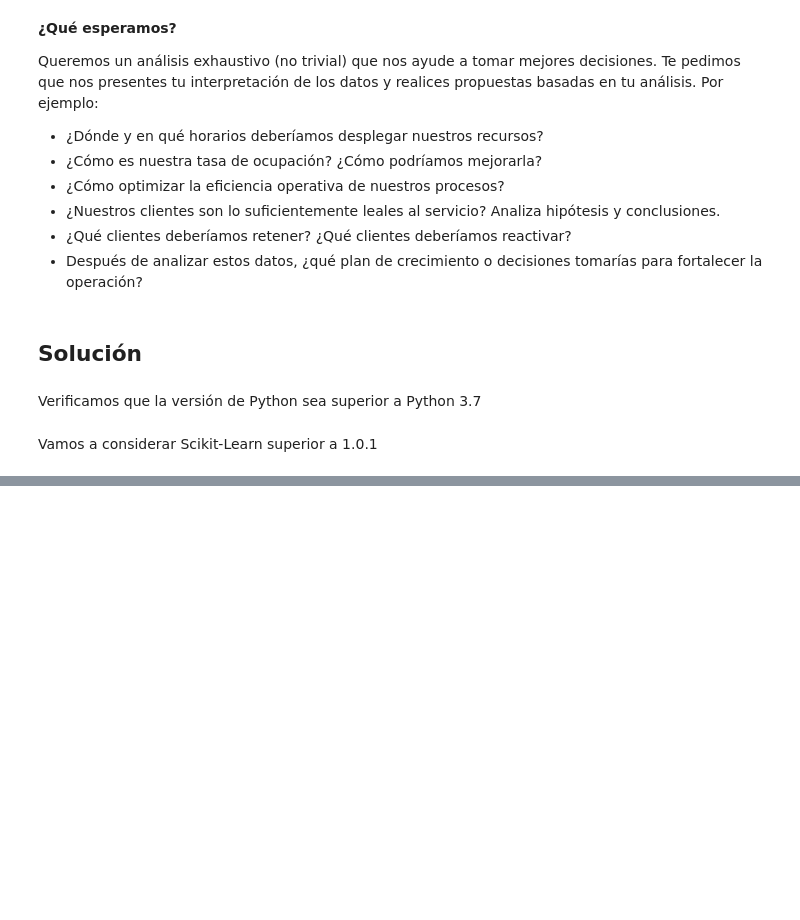
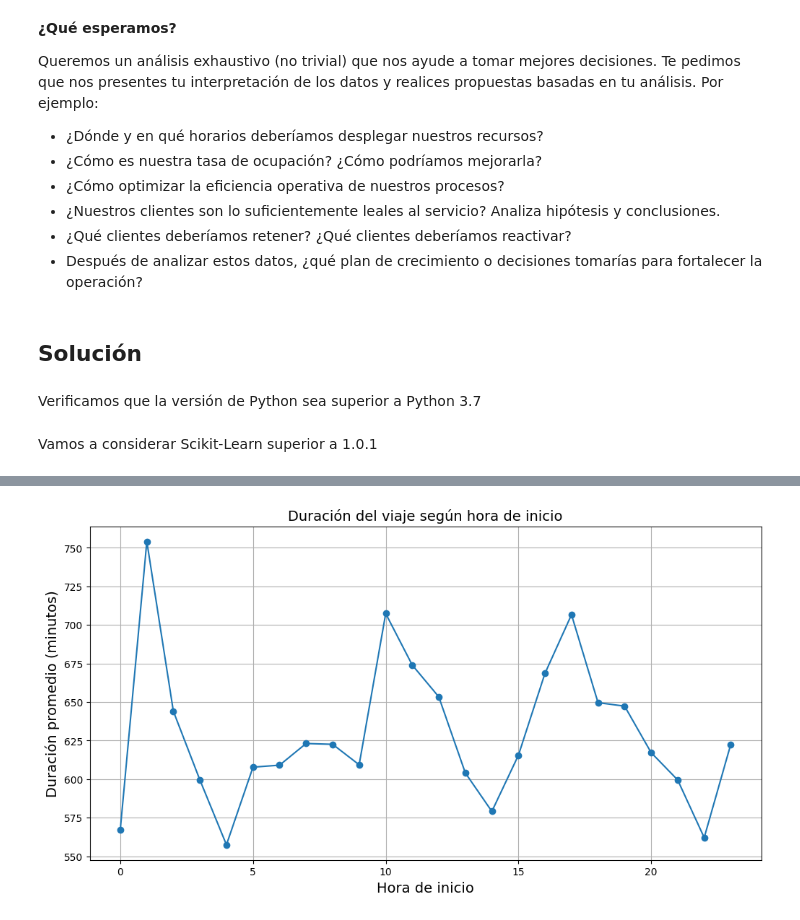
Before and after one commit to jesuusmontalvo/MIA_2024II_Machine_Learning, a Jupyter notebook: Learning/reto_banco_alfin.ipynb, the cells around one changed output, grey strips where cells are left out. Drawn from its saved outputs; the diff is of its cells as text; code cells hidden in the pictures; blank space fills up the shorter version.

```diff
--- a/Learning/reto_banco_alfin.ipynb
+++ b/Learning/reto_banco_alfin.ipynb
@@ -46,0 +198,12 @@ assert version.parse(sklearn.__version__) >= version.parse("1.0.1")
+# %%
+duration_by_hour = data.groupby('hour_started')['duration'].mean()
+
+plt.figure(figsize=(12, 6))
+duration_by_hour.plot(marker='o')
+plt.xlabel('Hora de inicio')
+plt.ylabel('Duración promedio (minutos)')
+plt.title('Duración del viaje según hora de inicio')
+plt.grid()
+plt.show()
+# %% [output]
+[figure, added]
```
Also changed, not shown: parts of 18 cells of this notebook, 1 other file.
